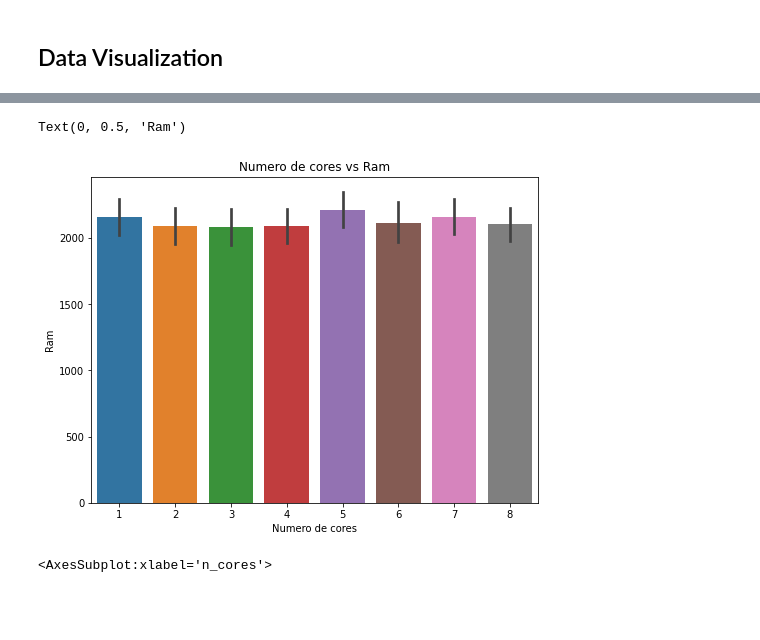
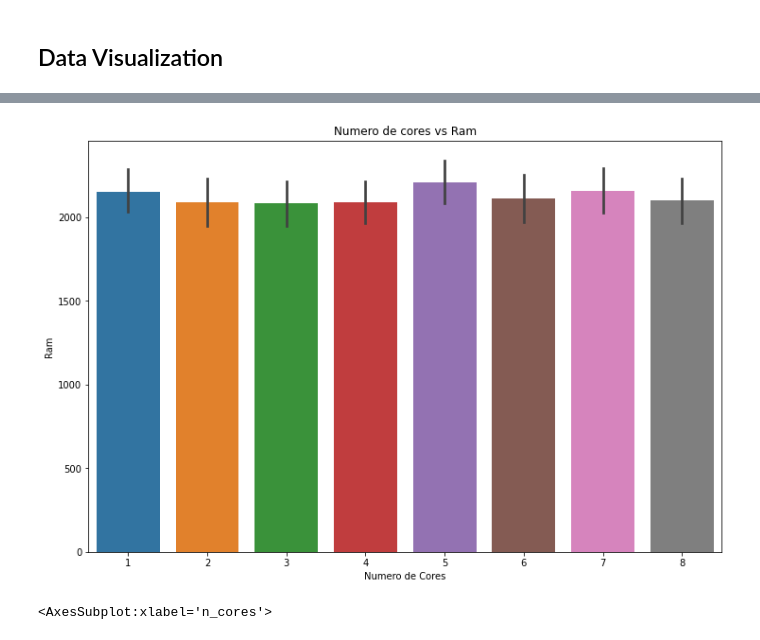
Before and after one commit to MaksonViini/Data-Science-Projects, a Jupyter notebook: Project-Mobile-Price-Classification/mobile_price_classification.ipynb, the cells around one changed output, grey strips where cells are left out. Saved outputs shown, nothing was run; the diff lists cells and outputs as text; code cells hidden in the pictures; blank space fills up the shorter version.

```diff
--- a/Project-Mobile-Price-Classification/mobile_price_classification.ipynb
+++ b/Project-Mobile-Price-Classification/mobile_price_classification.ipynb
@@ -182,12 +153,7 @@ Text(0, 0.5, 'Int Memory')
 # %%
-plt.figure(figsize=(8, 6))
-sns.barplot(x='n_cores', y='ram', data=df)
-plt.title('Numero de cores vs Ram')
-plt.xlabel('Numero de cores')
-plt.ylabel('Ram')
+ft.barplot(df, 'n_cores', 'ram', 'Numero de cores vs Ram', 'Numero de Cores', 'Ram')
 # %% [output]
-Text(0, 0.5, 'Ram')
-[figure, old version]
+[figure, new version]
 # %%
 plt.figure(figsize=(8, 6))
 sns.boxenplot(x='n_cores', data=df)
```
Also changed, not shown: parts of 17 cells of this notebook, 3 other files.
